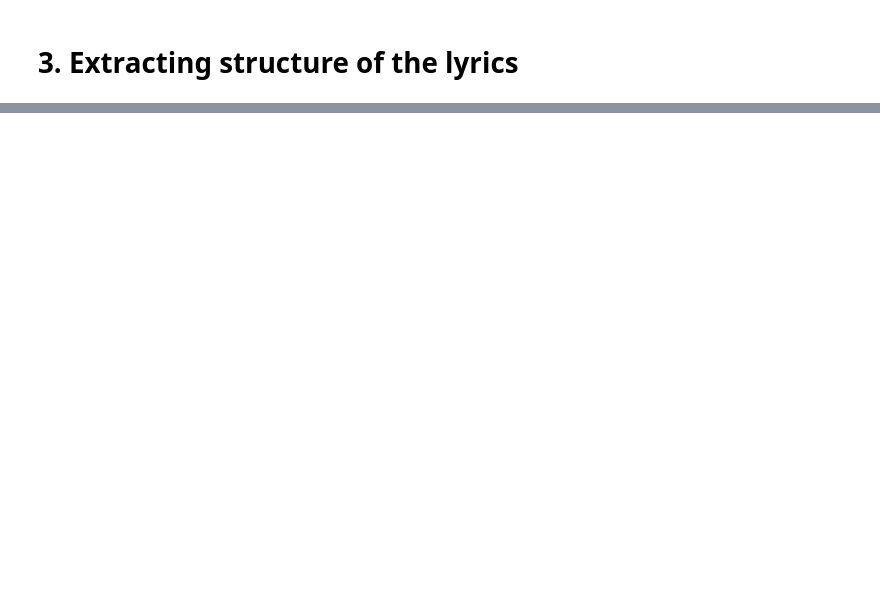
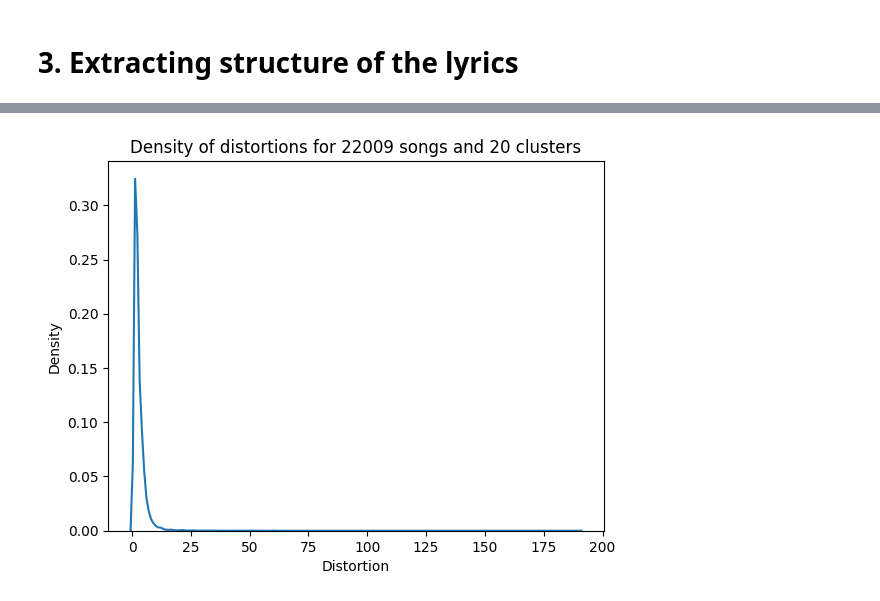
Before and after one commit to sbakker6/MusicRSAndChildren, a Jupyter notebook: lyrics.ipynb, the cells around one changed output, grey strips where cells are left out. Cells and saved outputs as stored; diff of their text form; code cells hidden in the pictures; blank space fills up the shorter version.

```diff
--- a/lyrics.ipynb
+++ b/lyrics.ipynb
@@ -779,0 +650,16 @@ create_genius_db(lfm2b_to_genius)
+# %%
+# Lets load all the genius songs from the database
+from utils import create_connection
+conn, cursor = create_connection("genius_db")
+cursor.execute("select song_id, track_id, artist_confidence, track_confidence, genius_url, song_name, artist_name, lyrics from song natural join lyrics natural join lfm2b_genius;")
+
+class GeniusSong(Song):
+    def __init__(self, song_id, track_id, artist_confidence, track_confidence, genius_url, title, artist, lyrics):
+        super().__init__(genius_url, title, artist, lyrics)
+        self.track_confidence = track_confidence
+        self.artist_confidence = artist_confidence
+        self.track_id = track_id
+        self.song_id = song_id
+
+genius_db_songs : list[GeniusSong] = list(map(lambda data : GeniusSong(*data),cursor.fetchall()))
+conn.close()
@@ -779,0 +868,13 @@ create_genius_db(lfm2b_to_genius)
+# %%
+# Set k = 20 clusters, as we see a marginalized distortion difference from there
+k = 20
+codebook, _ =  scp.kmeans(normalized_observations, k)
+assigned_clusters, obs_distortions = scp.vq(obs=normalized_observations, code_book=codebook)
+
+
+sns.kdeplot(obs_distortions)
+plt.title(f"Density of distortions for {len(obs_distortions)} songs and {k} clusters")
+plt.xlabel("Distortion")
+plt.show()
+# %% [output]
+[figure, added]
```
Also changed, not shown: parts of 15 cells of this notebook, 1 other file.
